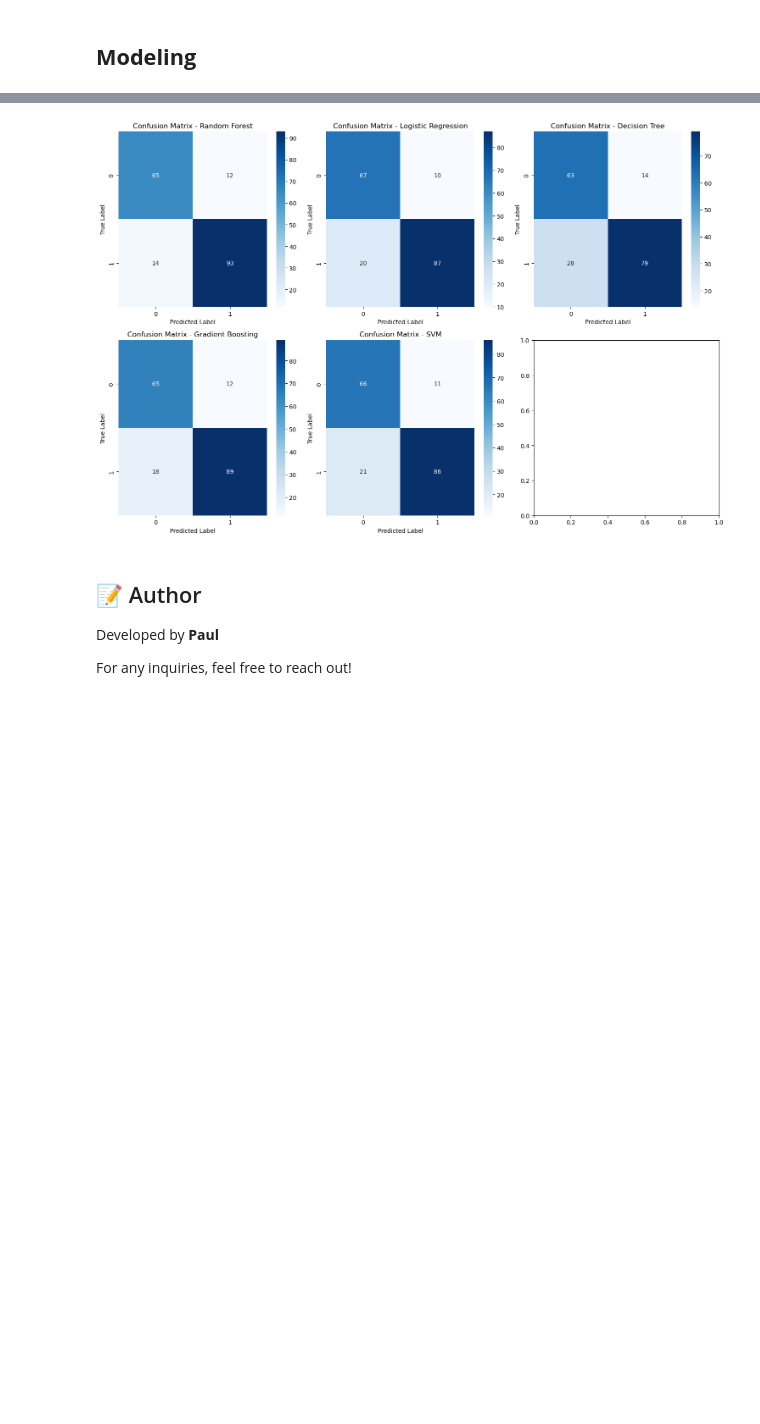
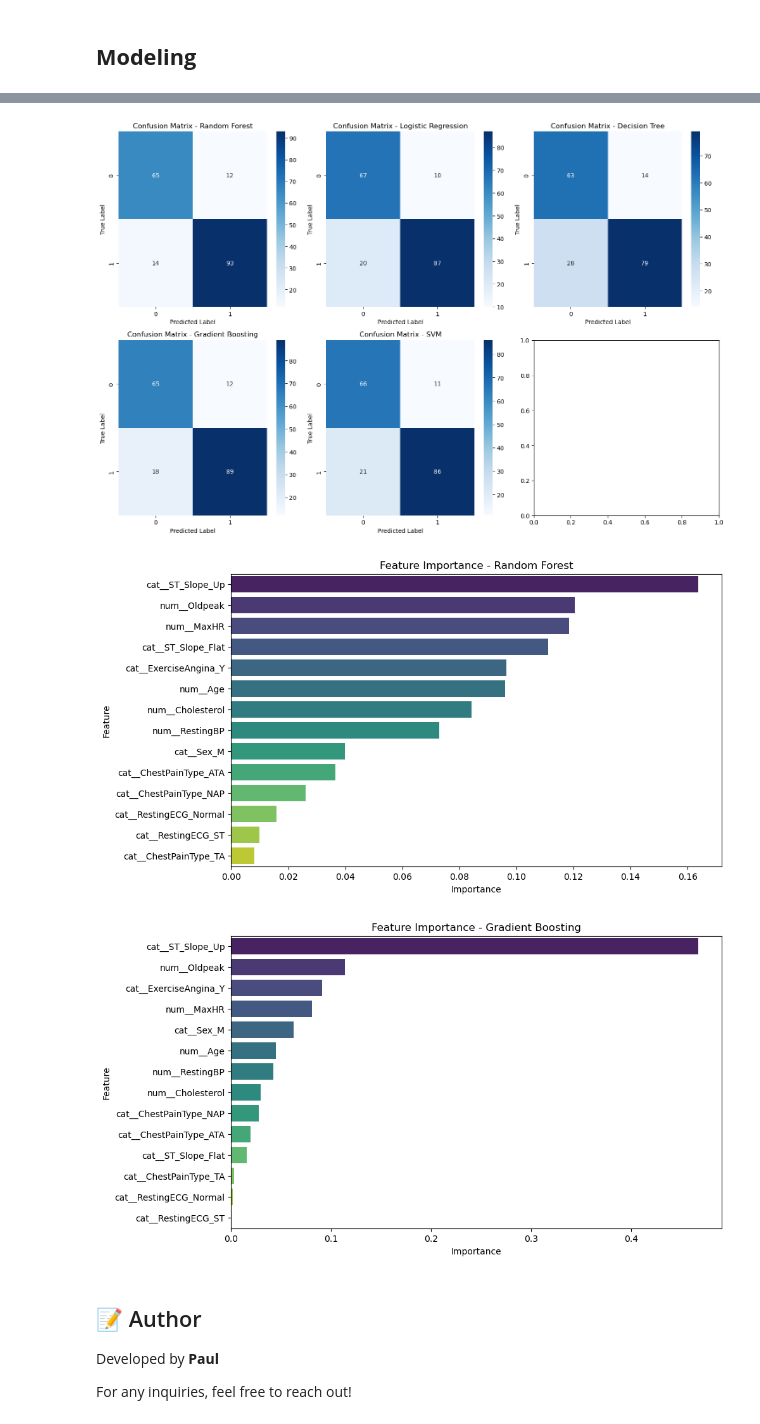
Before and after one commit to Ashipa41/Python-Data-Analysis-Machine-learning-Projects, a Jupyter notebook: Heart Failure Prediction/heart_prediction.ipynb, the cells around one changed output, grey strips where cells are left out. Cells and saved outputs as stored; diff of their text form; code cells hidden in the pictures; blank space fills up the shorter version.

```diff
--- a/Heart Failure Prediction/heart_prediction.ipynb
+++ b/Heart Failure Prediction/heart_prediction.ipynb
@@ -271,52 +271,79 @@ models = {
 # Train and evaluate models
 results = {}
 conf_matrices = {}
+feature_importances = {}
 
 for model_name, model in models.items():
     model.fit(X_train, y_train)
     y_pred = model.predict(X_test)
+
+    # Calculate performance metrics
     accuracy = accuracy_score(y_test, y_pred)
     classification_rep = classification_report(y_test, y_pred, output_dict=True)
+
+    # Store results
     results[model_name] = {
         "Accuracy": accuracy,
         "Precision (Macro Avg)": classification_rep["macro avg"]["precision"],
         "Recall (Macro Avg)": classification_rep["macro avg"]["recall"],
         "F1-Score (Macro Avg)": classification_rep["macro avg"]["f1-score"],
     }
+
+    # Store confusion matrix
     conf_matrices[model_name] = confusion_matrix(y_test, y_pred)
+
+    # Feature importance for tree-based models
+    if model_name in ["Random Forest", "Gradient Boosting"]:
+        feature_importances[model_name] = model.feature_importances_
 
 # Convert results to DataFrame
 results_df = pd.DataFrame(results).transpose()
 print("\nModel Performance:\n", results_df)
 
 # Plot confusion matrices
 fig, axes = plt.subplots(2, 3, figsize=(15, 10))
 axes = axes.flatten()
 
 for i, (model_name, cm) in enumerate(conf_matrices.items()):
     sns.heatmap(cm, annot=True, fmt="d", cmap="Blues", ax=axes[i])
     axes[i].set_title(f"Confusion Matrix - {model_name}")
     axes[i].set_xlabel("Predicted Label")
     axes[i].set_ylabel("True Label")
 
 plt.tight_layout()
 plt.show()
+
+# Feature Importance Visualization for Tree-based Models
+for model_name, importance_values in feature_importances.items():
+    feature_names = preprocessor.get_feature_names_out()
+    importance_df = pd.DataFrame({"Feature": feature_names, "Importance": importance_values})
+    importance_df = importance_df.sort_values(by="Importance", ascending=False)
+
+    # Plot Feature Importance
+    plt.figure(figsize=(10, 6))
+    sns.barplot(x=importance_df["Importance"], y=importance_df["Feature"], palette="viridis")
+    plt.title(f"Feature Importance - {model_name}")
+    plt.xlabel("Importance")
+    plt.ylabel("Feature")
+    plt.show()
 # %% [output]
 Model Performance:
                       Accuracy  Precision (Macro Avg)  Recall (Macro Avg)  \
 Random Forest        0.858696               0.854250            0.856657
 Logistic Regression  0.836957               0.833511            0.841607
 Decision Tree        0.771739               0.770885            0.778250
 Gradient Boosting    0.836957               0.832160            0.837966
 SVM                  0.826087               0.822609            0.830441
 
                      F1-Score (Macro Avg)
 Random Forest                    0.855346
 Logistic Regression              0.835007
 Decision Tree                    0.770000
 Gradient Boosting                0.834135
 SVM                              0.824008
 [figure]
+[figure, added]
+[figure, added]
 # %% [markdown]
 ## 📝 Author
 Developed by **Paul**
```
